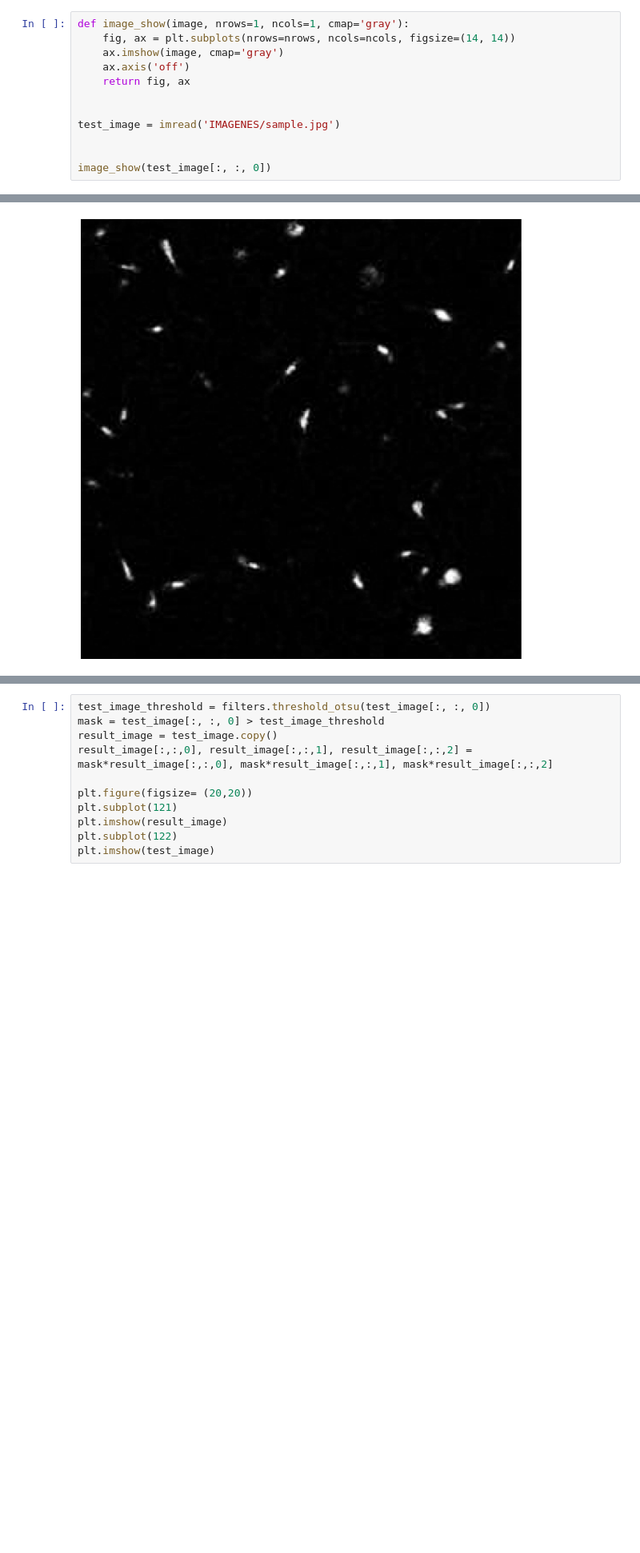
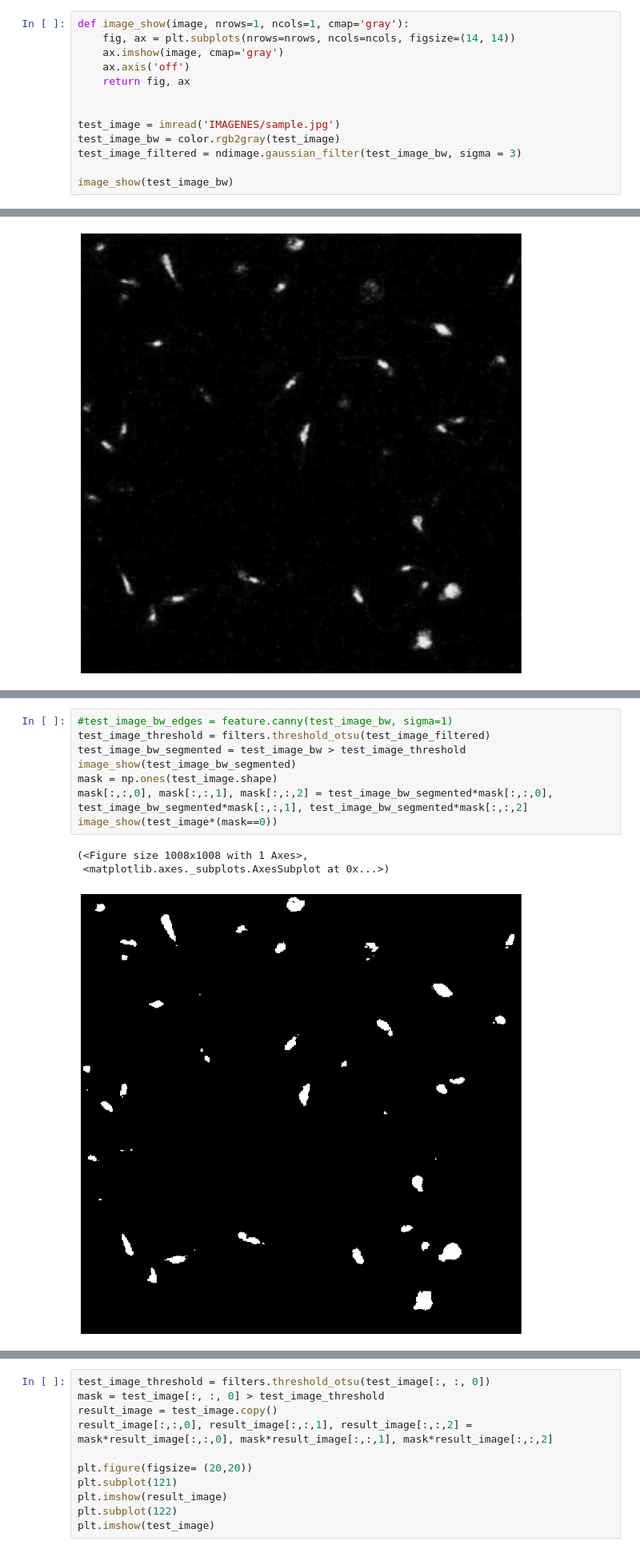
Before and after one commit to MarianoFernandez0/Proyecto-, a Jupyter notebook: SEGMENTATION/Untitled.ipynb, the cells around one changed output, grey strips where cells are left out. Shown: that part at 80% size. Drawn from its saved outputs; the diff is of its cells as text; blank space fills up the shorter version.

```diff
--- a/SEGMENTATION/Untitled.ipynb
+++ b/SEGMENTATION/Untitled.ipynb
@@ -21,9 +23,10 @@ def image_show(image, nrows=1, ncols=1, cmap='gray'):
 
 
 test_image = imread('IMAGENES/sample.jpg')
+test_image_bw = color.rgb2gray(test_image)
+test_image_filtered = ndimage.gaussian_filter(test_image_bw, sigma = 3)
 
-
-image_show(test_image[:, :, 0])
+image_show(test_image_bw)
 # %% [output]
 (<Figure size 1008x1008 with 1 Axes>,
  <matplotlib.axes._subplots.AxesSubplot at 0x...>)
@@ -59,0 +34,12 @@ image_show(1-test_image[:, :, 0] > test_image_threshold)
+# %%
+#test_image_bw_edges = feature.canny(test_image_bw, sigma=1)
+test_image_threshold = filters.threshold_otsu(test_image_filtered)
+test_image_bw_segmented = test_image_bw > test_image_threshold
+image_show(test_image_bw_segmented)
+mask = np.ones(test_image.shape)
+mask[:,:,0], mask[:,:,1], mask[:,:,2] = test_image_bw_segmented*mask[:,:,0], test_image_bw_segmented*mask[:,:,1], test_image_bw_segmented*mask[:,:,2]
+image_show(test_image*(mask==0))
+# %% [output]
+(<Figure size 1008x1008 with 1 Axes>,
+ <matplotlib.axes._subplots.AxesSubplot at 0x...>)
+[figure, added]
```
Also changed, not shown: parts of 5 cells of this notebook.
